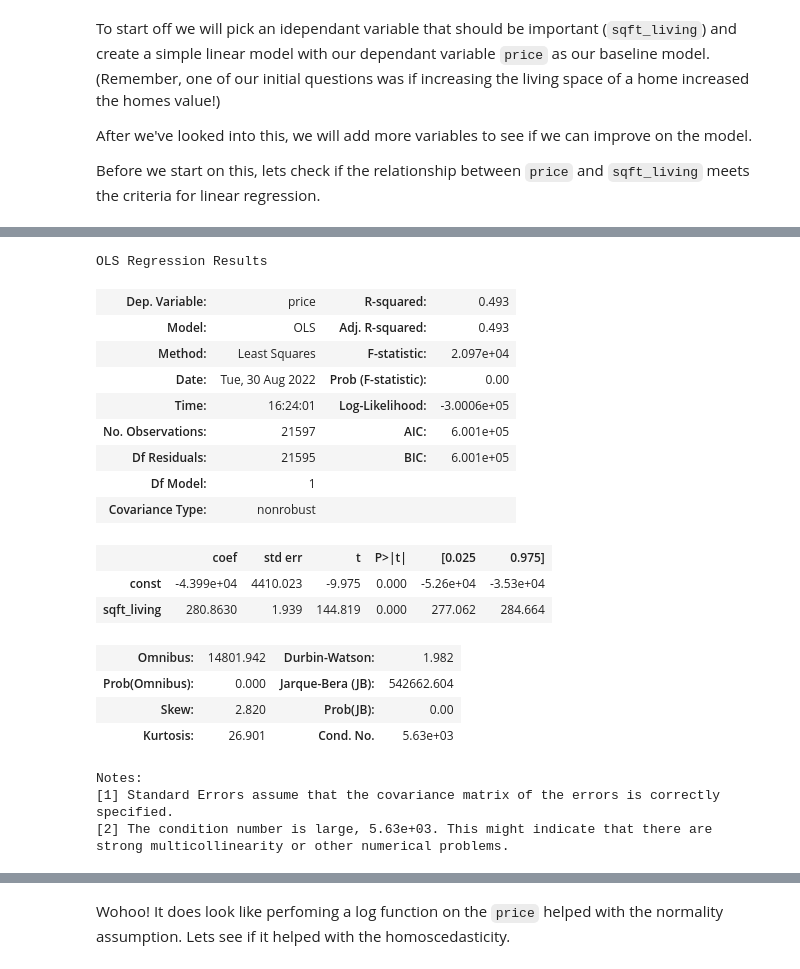
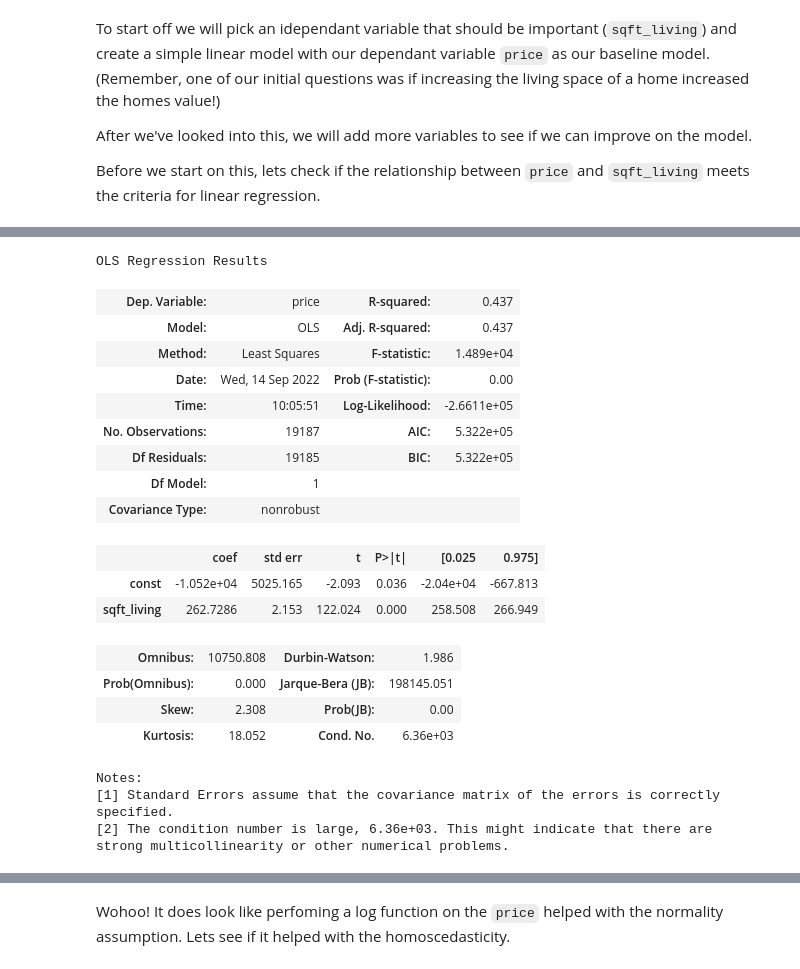
Before and after one commit to sanderlin2013/King-County-House-Sales, a Jupyter notebook: Kings County House Sales Analysis.ipynb, the cells around one changed output, grey strips where cells are left out. Saved outputs shown, nothing was run; the diff lists cells and outputs as text; code cells hidden in the pictures.

```diff
--- a/Kings County House Sales Analysis.ipynb
+++ b/Kings County House Sales Analysis.ipynb
@@ -432,0 +434,4 @@ Name: grade, dtype: int64
+# %%
+drop_grade = df[(df['grade']>= 12)|(df['grade']<= 6)].index
+df.drop(drop_grade, inplace = True)
+df #we see we dropped around 300 rows
@@ -586,8 +599,8 @@ predictors = preprocessed_df['sqft_living']
 #create model intercept
 predictors_int = sm.add_constant(predictors)
 #fit model
-model = sm.OLS(preprocessed_df['price'], predictors_int).fit()
+baseline_model = sm.OLS(preprocessed_df['price'], predictors_int).fit()
 
 #check model
-model.params
+baseline_model.params
 # %% [output]
@@ -608,24 +621,24 @@ So we see that 2/3 of the assumptions of linearity are violated here - the resid
 # %%
-model.summary()
+baseline_model.summary()
 # %% [output]
 OLS Regression Results
-| Dep. Variable: | price | R-squared: | 0.493 |
-| Model: | OLS | Adj. R-squared: | 0.493 |
-| Method: | Least Squares | F-statistic: | 2.097e+04 |
-| Date: | Tue, 30 Aug 2022 | Prob (F-statistic): | 0.00 |
-| Time: | 16:24:01 | Log-Likelihood: | -3.0006e+05 |
-| No. Observations: | 21597 | AIC: | 6.001e+05 |
-| Df Residuals: | 21595 | BIC: | 6.001e+05 |
+| Dep. Variable: | price | R-squared: | 0.437 |
+| Model: | OLS | Adj. R-squared: | 0.437 |
+| Method: | Least Squares | F-statistic: | 1.489e+04 |
+| Date: | Wed, 14 Sep 2022 | Prob (F-statistic): | 0.00 |
+| Time: | 10:05:51 | Log-Likelihood: | -2.6611e+05 |
+| No. Observations: | 19187 | AIC: | 5.322e+05 |
+| Df Residuals: | 19185 | BIC: | 5.322e+05 |
 | Df Model: | 1 |  |  |
 | Covariance Type: | nonrobust |  |  |
 |  | coef | std err | t | P>|t| | [0.025 | 0.975] |
-| const | -4.399e+04 | 4410.023 | -9.975 | 0.000 | -5.26e+04 | -3.53e+04 |
-| sqft_living | 280.8630 | 1.939 | 144.819 | 0.000 | 277.062 | 284.664 |
+| const | -1.052e+04 | 5025.165 | -2.093 | 0.036 | -2.04e+04 | -667.813 |
+| sqft_living | 262.7286 | 2.153 | 122.024 | 0.000 | 258.508 | 266.949 |
-| Omnibus: | 14801.942 | Durbin-Watson: | 1.982 |
-| Prob(Omnibus): | 0.000 | Jarque-Bera (JB): | 542662.604 |
-| Skew: | 2.820 | Prob(JB): | 0.00 |
-| Kurtosis: | 26.901 | Cond. No. | 5.63e+03 |
+| Omnibus: | 10750.808 | Durbin-Watson: | 1.986 |
+| Prob(Omnibus): | 0.000 | Jarque-Bera (JB): | 198145.051 |
+| Skew: | 2.308 | Prob(JB): | 0.00 |
+| Kurtosis: | 18.052 | Cond. No. | 6.36e+03 |
 Notes:
 [1] Standard Errors assume that the covariance matrix of the errors is correctly specified.
-[2] The condition number is large, 5.63e+03. This might indicate that there are
+[2] The condition number is large, 6.36e+03. This might indicate that there are
 strong multicollinearity or other numerical problems.
```
Also changed, not shown: parts of 39 cells of this notebook.
